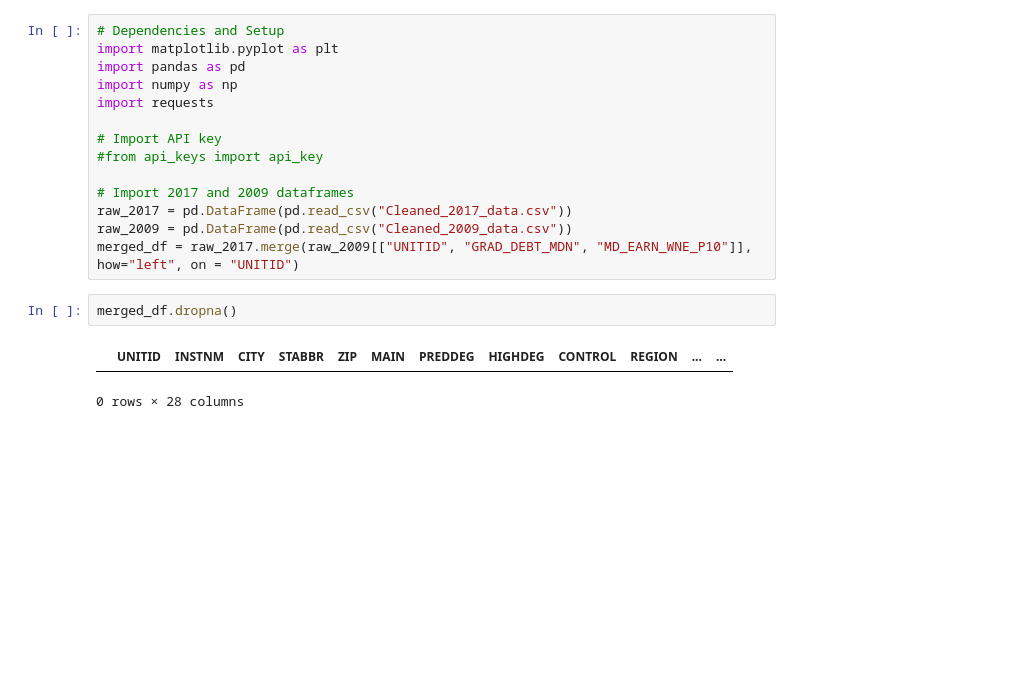
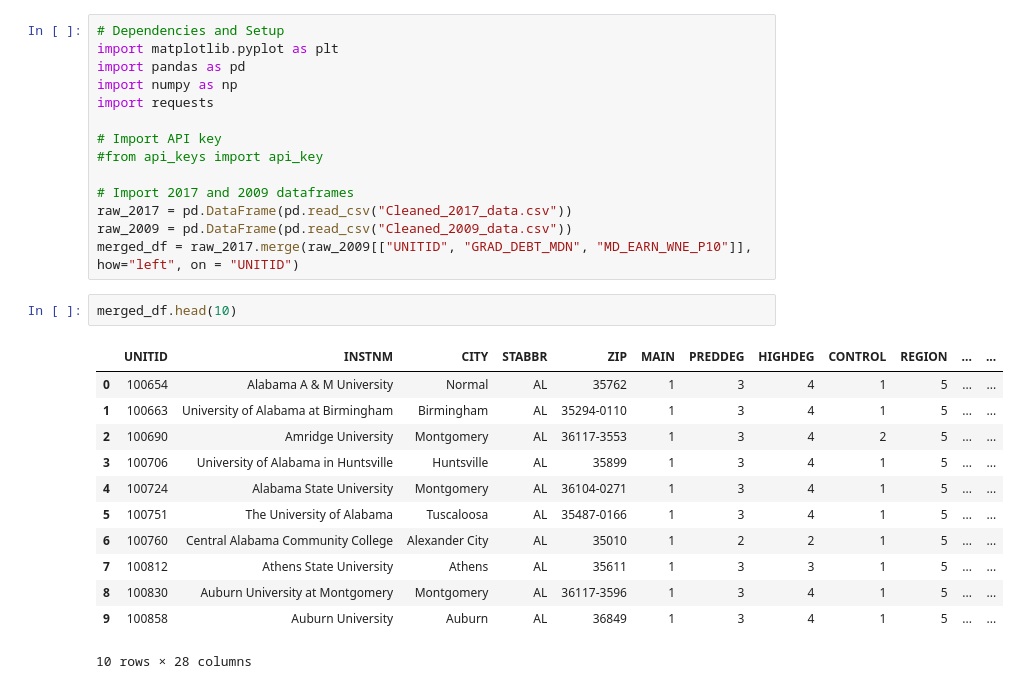
Before and after one commit to alexandermlecocq/project01, a Jupyter notebook: Project01.ipynb, the cells around one changed output. Drawn from its saved outputs; the diff is of its cells as text; blank space fills up the shorter version.

```diff
--- a/Project01.ipynb
+++ b/Project01.ipynb
@@ -12,8 +12,18 @@ import requests
 raw_2017 = pd.DataFrame(pd.read_csv("Cleaned_2017_data.csv"))
 raw_2009 = pd.DataFrame(pd.read_csv("Cleaned_2009_data.csv"))
 merged_df = raw_2017.merge(raw_2009[["UNITID", "GRAD_DEBT_MDN", "MD_EARN_WNE_P10"]], how="left", on = "UNITID")
-# %%
-merged_df.dropna()
-# %% [output]
-|  | UNITID | INSTNM | CITY | STABBR | ZIP | MAIN | PREDDEG | HIGHDEG | CONTROL | REGION | ... | ... |
-0 rows × 28 columns
+# %%
+merged_df.head(10)
+# %% [output]
+|  | UNITID | INSTNM | CITY | STABBR | ZIP | MAIN | PREDDEG | HIGHDEG | CONTROL | REGION | ... | ... |
+| 0 | 100654 | Alabama A & M University | Normal | AL | 35762 | 1 | 3 | 4 | 1 | 5 | ... | ... |
+| 1 | 100663 | University of Alabama at Birmingham | Birmingham | AL | 35294-0110 | 1 | 3 | 4 | 1 | 5 | ... | ... |
+| 2 | 100690 | Amridge University | Montgomery | AL | 36117-3553 | 1 | 3 | 4 | 2 | 5 | ... | ... |
+| 3 | 100706 | University of Alabama in Huntsville | Huntsville | AL | 35899 | 1 | 3 | 4 | 1 | 5 | ... | ... |
+| 4 | 100724 | Alabama State University | Montgomery | AL | 36104-0271 | 1 | 3 | 4 | 1 | 5 | ... | ... |
+| 5 | 100751 | The University of Alabama | Tuscaloosa | AL | 35487-0166 | 1 | 3 | 4 | 1 | 5 | ... | ... |
+| 6 | 100760 | Central Alabama Community College | Alexander City | AL | 35010 | 1 | 2 | 2 | 1 | 5 | ... | ... |
+| 7 | 100812 | Athens State University | Athens | AL | 35611 | 1 | 3 | 3 | 1 | 5 | ... | ... |
+| 8 | 100830 | Auburn University at Montgomery | Montgomery | AL | 36117-3596 | 1 | 3 | 4 | 1 | 5 | ... | ... |
+| 9 | 100858 | Auburn University | Auburn | AL | 36849 | 1 | 3 | 4 | 1 | 5 | ... | ... |
+10 rows × 28 columns
```
Also changed, not shown: parts of 5 cells of this notebook.
